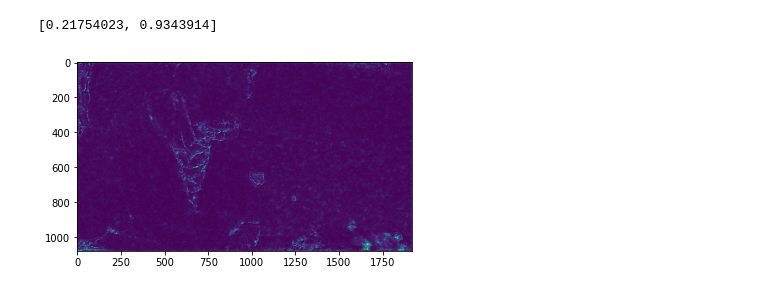
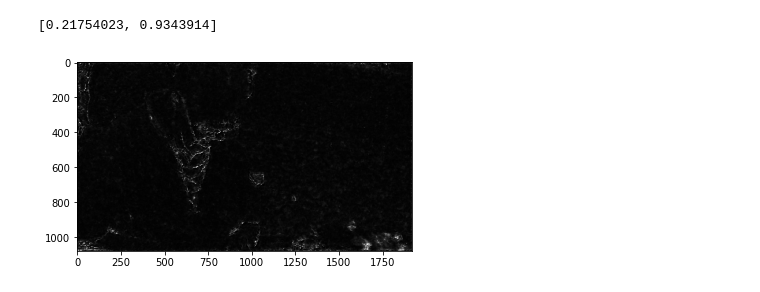
Before and after one commit to dhtdean/IFDN, a Jupyter notebook: Train_ManTraNet_test.ipynb, the cells around one changed output. Drawn from its saved outputs; the diff is of its cells as text; code cells hidden in the pictures.

```diff
--- a/Train_ManTraNet_test.ipynb
+++ b/Train_ManTraNet_test.ipynb
@@ -345,8 +345,8 @@ model.train_on_batch(X_train,Y_train)
 # %%
 import matplotlib.pyplot as plt
 forecast = model.predict(X_train)
 plt.figure()
-plt.imshow(forecast[0,:,:,0])
+plt.imshow(forecast[0,:,:,0], cmap='gray')
 plt.show()
 # %% [output]
-[figure, old version]
+[figure, new version]
```
